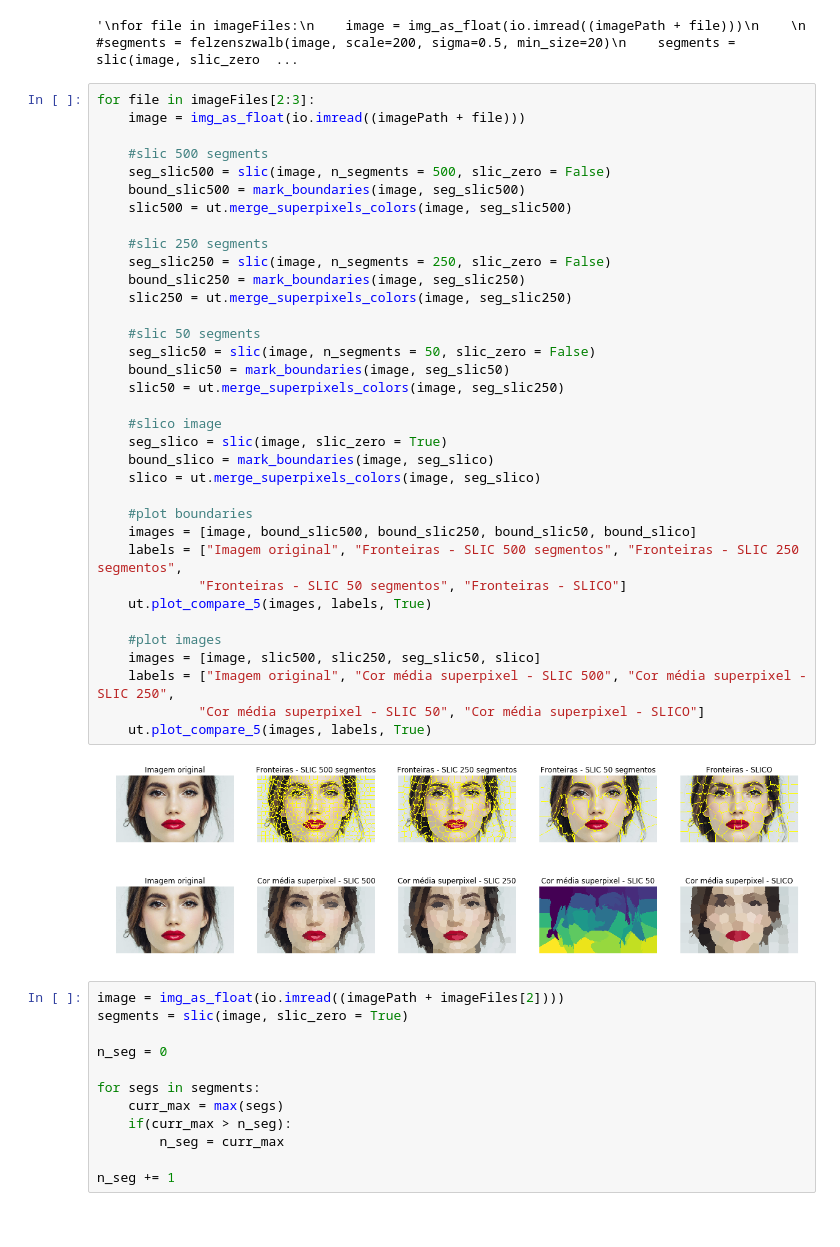
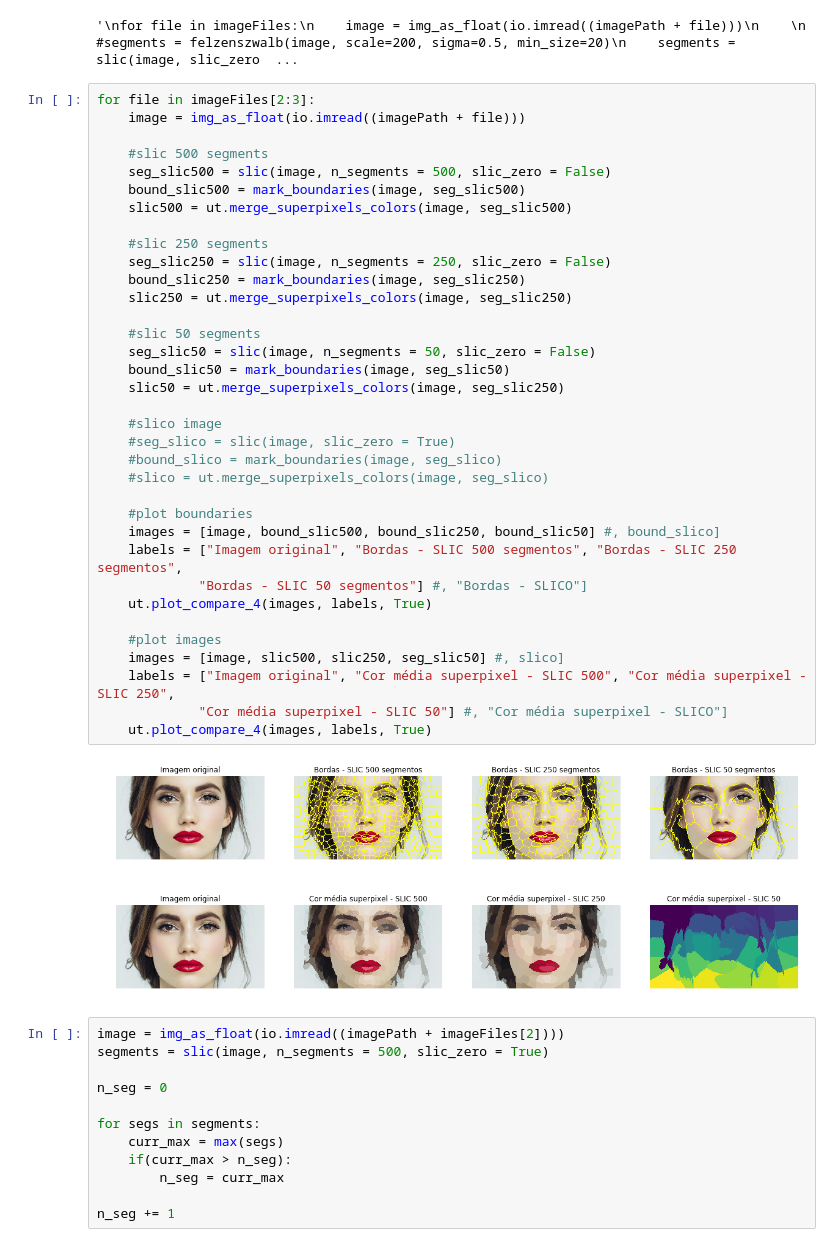
Before and after one commit to falreis/image-segm, a Jupyter notebook: code/segmentation.ipynb, the cells around one changed output. Cells and saved outputs as stored; diff of their text form.

```diff
--- a/code/segmentation.ipynb
+++ b/code/segmentation.ipynb
@@ -36,44 +36,44 @@ for file in imageFiles:
 # %%
 for file in imageFiles[2:3]:
     image = img_as_float(io.imread((imagePath + file)))
 
     #slic 500 segments
     seg_slic500 = slic(image, n_segments = 500, slic_zero = False)
     bound_slic500 = mark_boundaries(image, seg_slic500)
     slic500 = ut.merge_superpixels_colors(image, seg_slic500)
 
     #slic 250 segments
     seg_slic250 = slic(image, n_segments = 250, slic_zero = False)
     bound_slic250 = mark_boundaries(image, seg_slic250)
     slic250 = ut.merge_superpixels_colors(image, seg_slic250)
 
     #slic 50 segments
     seg_slic50 = slic(image, n_segments = 50, slic_zero = False)
     bound_slic50 = mark_boundaries(image, seg_slic50)
     slic50 = ut.merge_superpixels_colors(image, seg_slic250)
 
     #slico image
-    seg_slico = slic(image, slic_zero = True)
-    bound_slico = mark_boundaries(image, seg_slico)
-    slico = ut.merge_superpixels_colors(image, seg_slico)
+    #seg_slico = slic(image, slic_zero = True)
+    #bound_slico = mark_boundaries(image, seg_slico)
+    #slico = ut.merge_superpixels_colors(image, seg_slico)
 
     #plot boundaries
-    images = [image, bound_slic500, bound_slic250, bound_slic50, bound_slico]
-    labels = ["Imagem original", "Fronteiras - SLIC 500 segmentos", "Fronteiras - SLIC 250 segmentos",
-             "Fronteiras - SLIC 50 segmentos", "Fronteiras - SLICO"]
-    ut.plot_compare_5(images, labels, True)
+    images = [image, bound_slic500, bound_slic250, bound_slic50] #, bound_slico]
+    labels = ["Imagem original", "Bordas - SLIC 500 segmentos", "Bordas - SLIC 250 segmentos",
+             "Bordas - SLIC 50 segmentos"] #, "Bordas - SLICO"]
+    ut.plot_compare_4(images, labels, True)
 
     #plot images
-    images = [image, slic500, slic250, seg_slic50, slico]
+    images = [image, slic500, slic250, seg_slic50] #, slico]
     labels = ["Imagem original", "Cor média superpixel - SLIC 500", "Cor média superpixel - SLIC 250",
-             "Cor média superpixel - SLIC 50", "Cor média superpixel - SLICO"]
-    ut.plot_compare_5(images, labels, True)
+             "Cor média superpixel - SLIC 50"] #, "Cor média superpixel - SLICO"]
+    ut.plot_compare_4(images, labels, True)
 # %% [output]
-[figure, old version]
+[figure, new version]
-[figure, old version]
+[figure, new version]
 # %%
 image = img_as_float(io.imread((imagePath + imageFiles[2])))
-segments = slic(image, slic_zero = True)
+segments = slic(image, n_segments = 500, slic_zero = True)
 
 n_seg = 0
 
```
Also changed, not shown: parts of 8 cells of this notebook, 11 other files.
